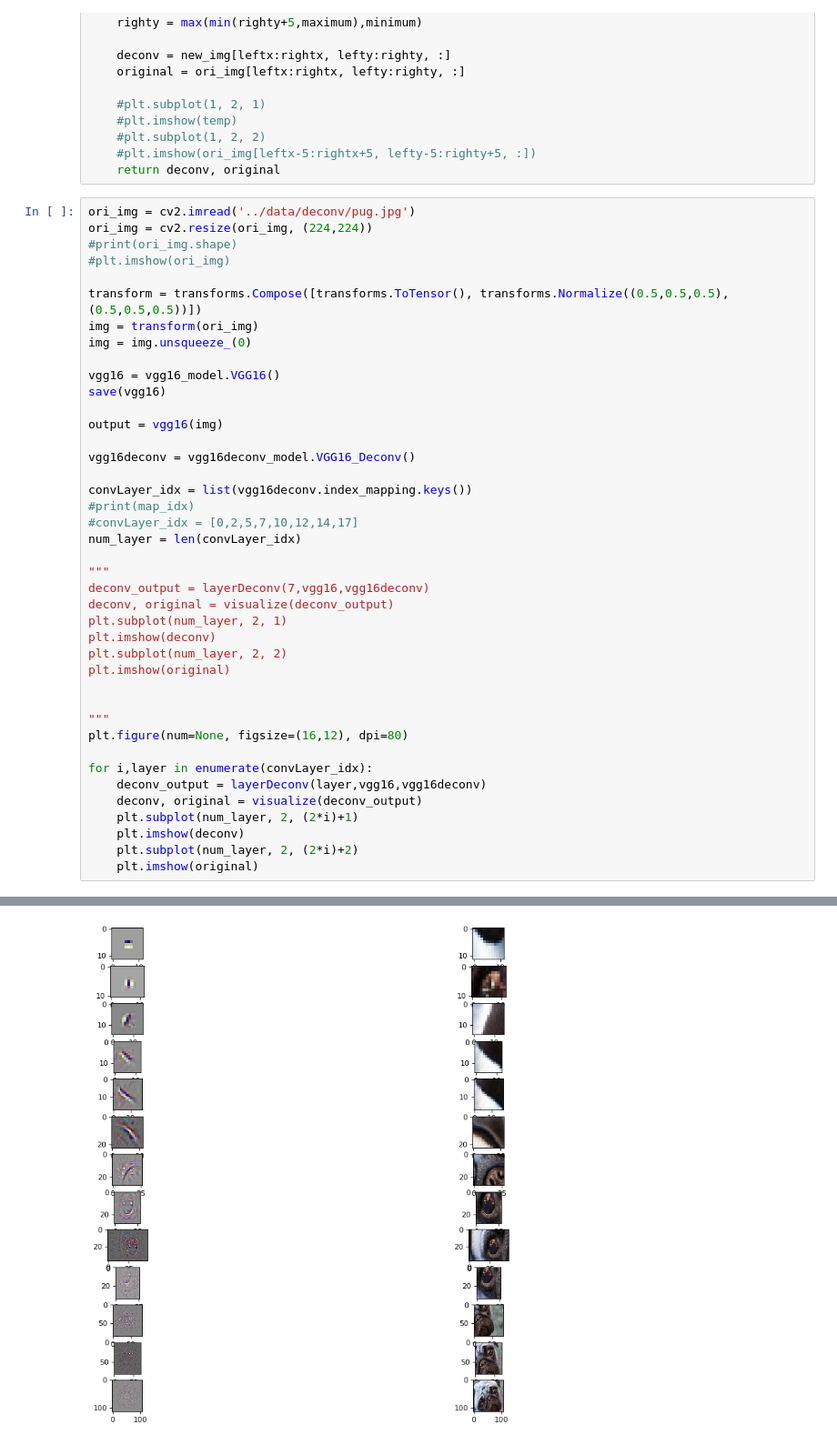
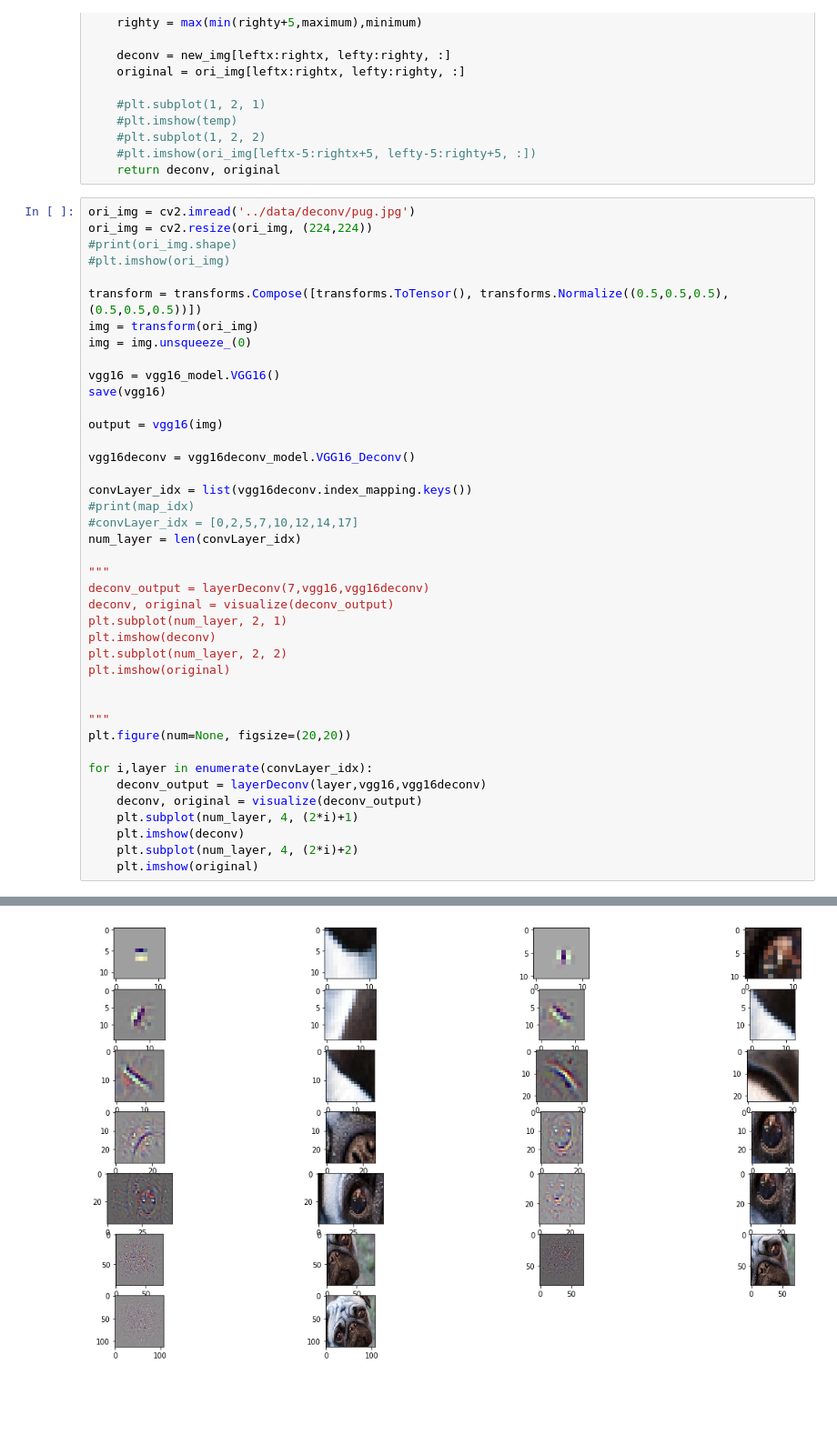
Before and after one commit to Hsue66/DeepLearningStudy, a Jupyter notebook: Deconv/Deconvolution-Copy1.ipynb, the cells around one changed output, grey strips where cells are left out. Shown: that part at 91% size. Drawn from its saved outputs; the diff is of its cells as text; blank space fills up the shorter version.

```diff
--- a/Deconv/Deconvolution-Copy1.ipynb
+++ b/Deconv/Deconvolution-Copy1.ipynb
@@ -133,14 +133,14 @@ plt.imshow(original)
 
 
 """
-plt.figure(num=None, figsize=(16,12), dpi=80)
+plt.figure(num=None, figsize=(20,20))
 
 for i,layer in enumerate(convLayer_idx):
     deconv_output = layerDeconv(layer,vgg16,vgg16deconv)
     deconv, original = visualize(deconv_output)
-    plt.subplot(num_layer, 2, (2*i)+1)
+    plt.subplot(num_layer, 4, (2*i)+1)
     plt.imshow(deconv)
-    plt.subplot(num_layer, 2, (2*i)+2)
+    plt.subplot(num_layer, 4, (2*i)+2)
     plt.imshow(original)
 # %% [output]
 torch.Size([1, 64, 224, 224])
@@ -212 +221 @@ torch.Size([1, 3, 224, 224])
-[figure, old version]
+[figure, new version]
```
Also changed, not shown: parts of 1 cell of this notebook.
